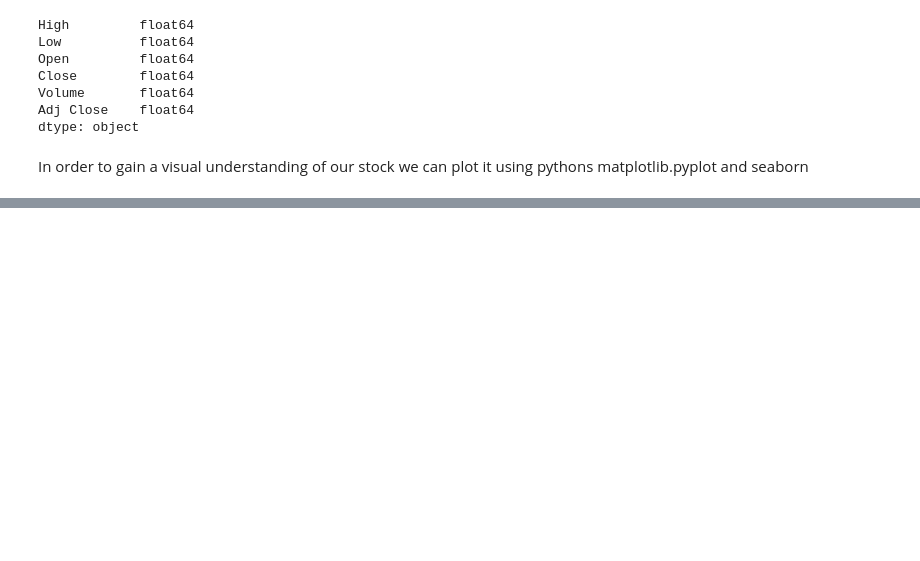
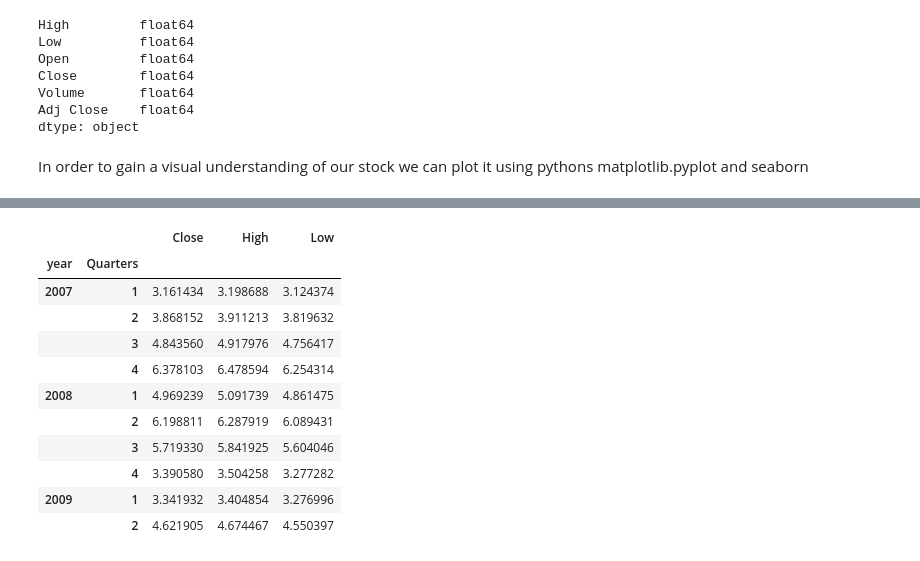
Before and after one commit to mmdebrahimi/Guided-Capstone, a Jupyter notebook: Fundamental Analysis EDA Emanuele Ebrahimi.ipynb, the cells around one changed output, grey strips where cells are left out. Cells and saved outputs as stored; diff of their text form; code cells hidden in the pictures; blank space fills up the shorter version.

```diff
--- a/Fundamental Analysis EDA Emanuele Ebrahimi.ipynb
+++ b/Fundamental Analysis EDA Emanuele Ebrahimi.ipynb
@@ -177,3 +182,27 @@ under valued is defined as being 3% or more lower than the price that we predict
+# %%
+df = stock_data.copy()
+df.reset_index(inplace = True)
+df['Quarters'] = df['Date'].dt.quarter
+df['year'] = pd.DatetimeIndex(df['Date']).year
+df['month'] = pd.DatetimeIndex(df['Date']).month
+df.head()
+#group data into Quarters and average the price(s)
+price_mean = df.pivot_table(index=['year', 'Quarters'], values=['Close', 'High', 'Low'], aggfunc='mean')
+
+price_mean.head(10)
+# %% [output]
+|  |  | Close | High | Low |
+| year | Quarters |  |  |  |
+| 2007 | 1 | 3.161434 | 3.198688 | 3.124374 |
+|  | 2 | 3.868152 | 3.911213 | 3.819632 |
+|  | 3 | 4.843560 | 4.917976 | 4.756417 |
+|  | 4 | 6.378103 | 6.478594 | 6.254314 |
+| 2008 | 1 | 4.969239 | 5.091739 | 4.861475 |
+|  | 2 | 6.198811 | 6.287919 | 6.089431 |
+|  | 3 | 5.719330 | 5.841925 | 5.604046 |
+|  | 4 | 3.390580 | 3.504258 | 3.277282 |
+| 2009 | 1 | 3.341932 | 3.404854 | 3.276996 |
+|  | 2 | 4.621905 | 4.674467 | 4.550397 |
 # %%
 price_mean = pd.pivot_table(stock_data, values='Adj Close', columns=stock_data.index.year, aggfunc='mean')
 #mean price for each year
```
Also changed, not shown: parts of 12 cells of this notebook, 3 other files.
